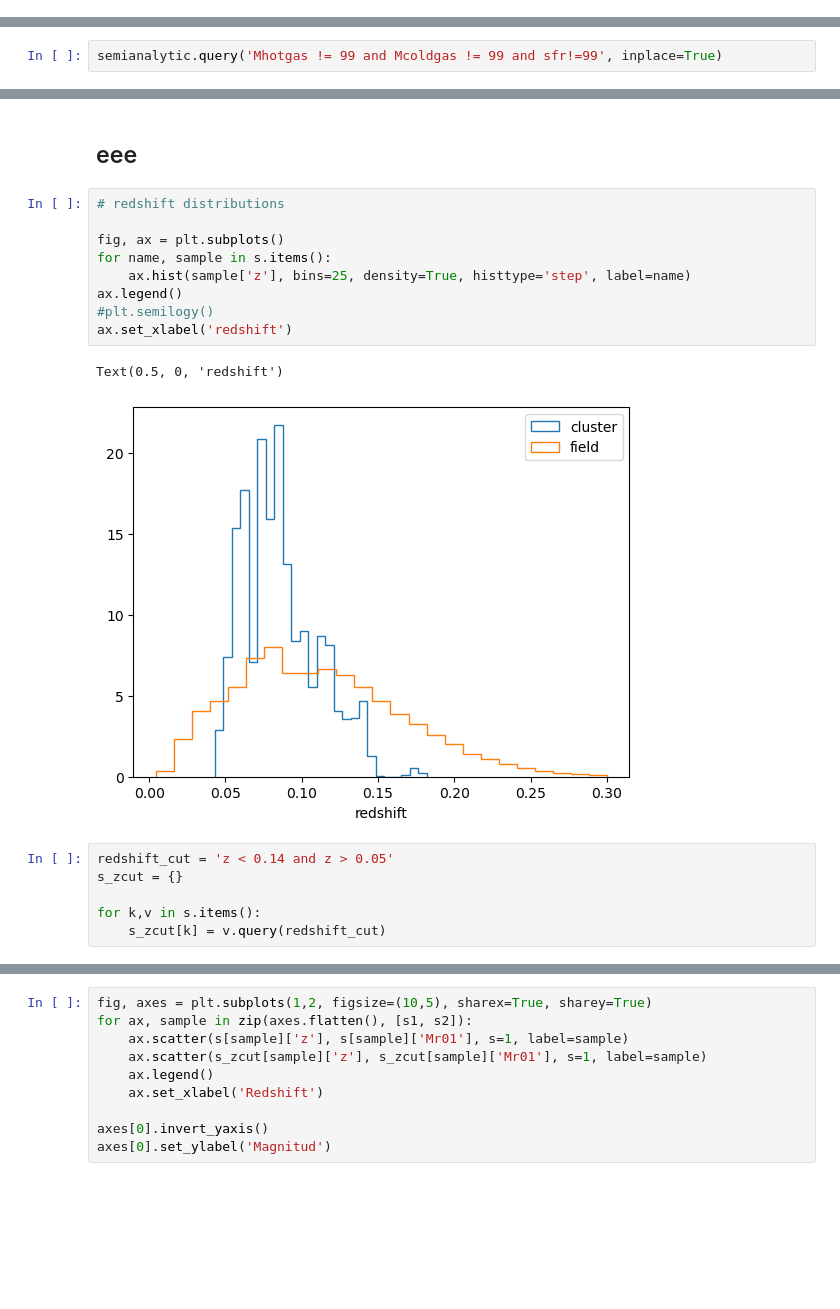
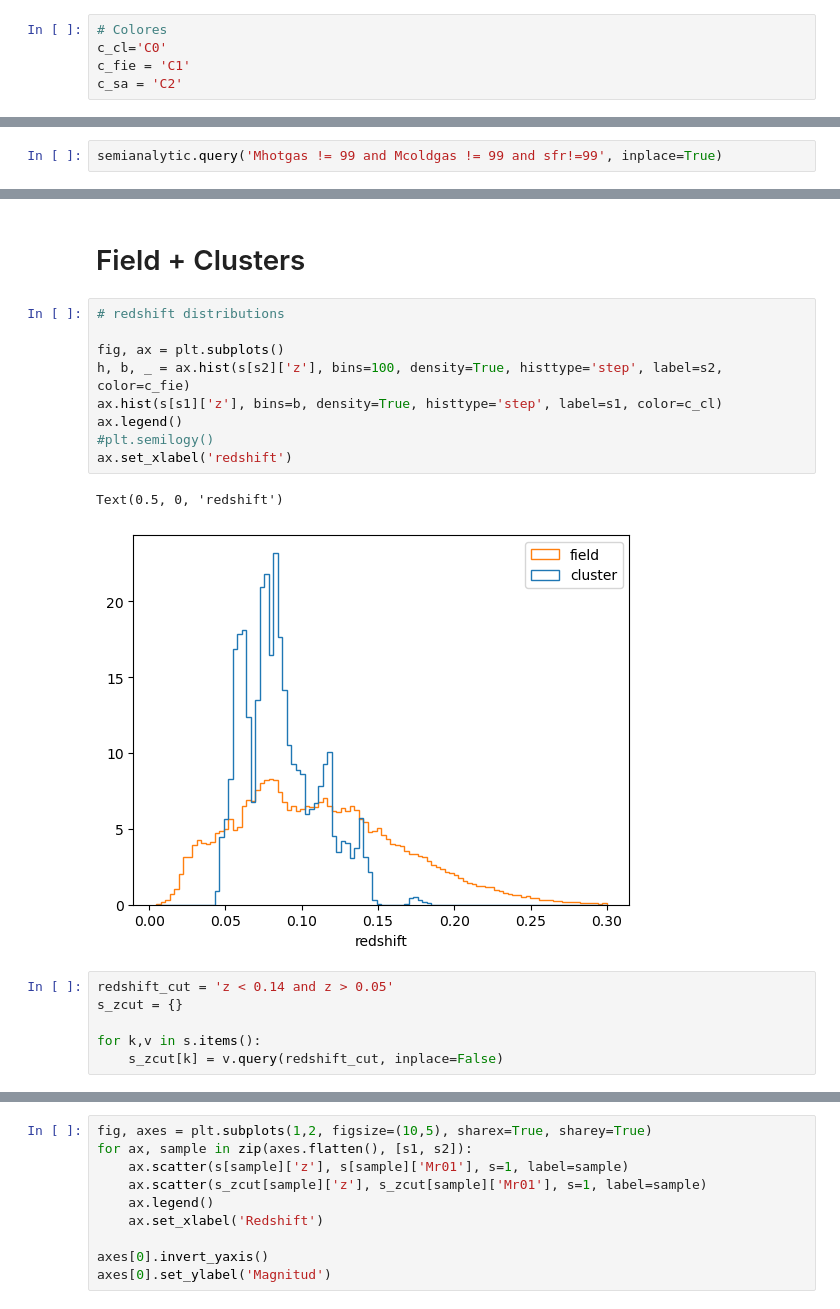
Before and after one commit to francaporaso/extragalactica, a Jupyter notebook: guia5/plots.ipynb, the cells around one changed output, grey strips where cells are left out. Drawn from its saved outputs; the diff is of its cells as text; blank space fills up the shorter version.

```diff
--- a/guia5/plots.ipynb
+++ b/guia5/plots.ipynb
@@ -7,5 +10,10 @@ import numpy as np
 # %%
 s1, s2, s3 = 'cluster', 'field', 'sim'
+# %%
+# Colores
+c_cl='C0'
+c_fie = 'C1'
+c_sa = 'C2'
 # %%
 s = {}
 
@@ -133,23 +141,23 @@ for col, ax in zip(cols,axes.flatten()):
 # %% [markdown]
-## eee
+# Field + Clusters
 # %%
 # redshift distributions
 
 fig, ax = plt.subplots()
-for name, sample in s.items():
-    ax.hist(sample['z'], bins=25, density=True, histtype='step', label=name)
+h, b, _ = ax.hist(s[s2]['z'], bins=100, density=True, histtype='step', label=s2, color=c_fie)
+ax.hist(s[s1]['z'], bins=b, density=True, histtype='step', label=s1, color=c_cl)
 ax.legend()
 #plt.semilogy()
 ax.set_xlabel('redshift')
 # %% [output]
 Text(0.5, 0, 'redshift')
-[figure, old version]
+[figure, new version]
 # %%
 redshift_cut = 'z < 0.14 and z > 0.05'
 s_zcut = {}
 
 for k,v in s.items():
-    s_zcut[k] = v.query(redshift_cut)
+    s_zcut[k] = v.query(redshift_cut, inplace=False)
 # %%
 # redshift distributions
 
```
Also changed, not shown: parts of 27 cells of this notebook.
